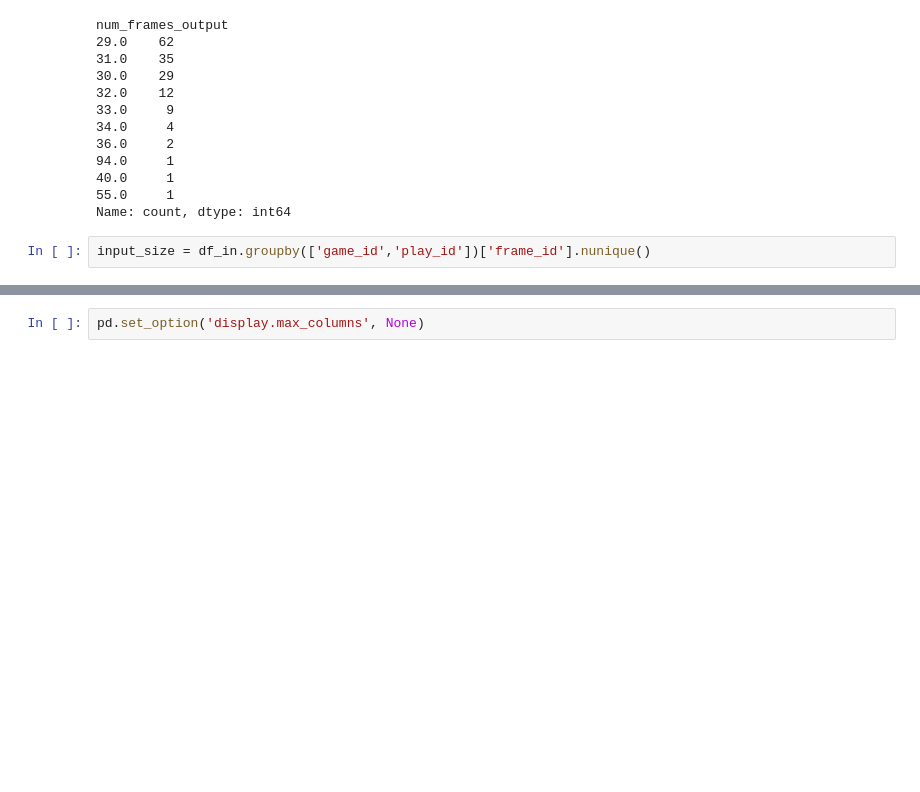
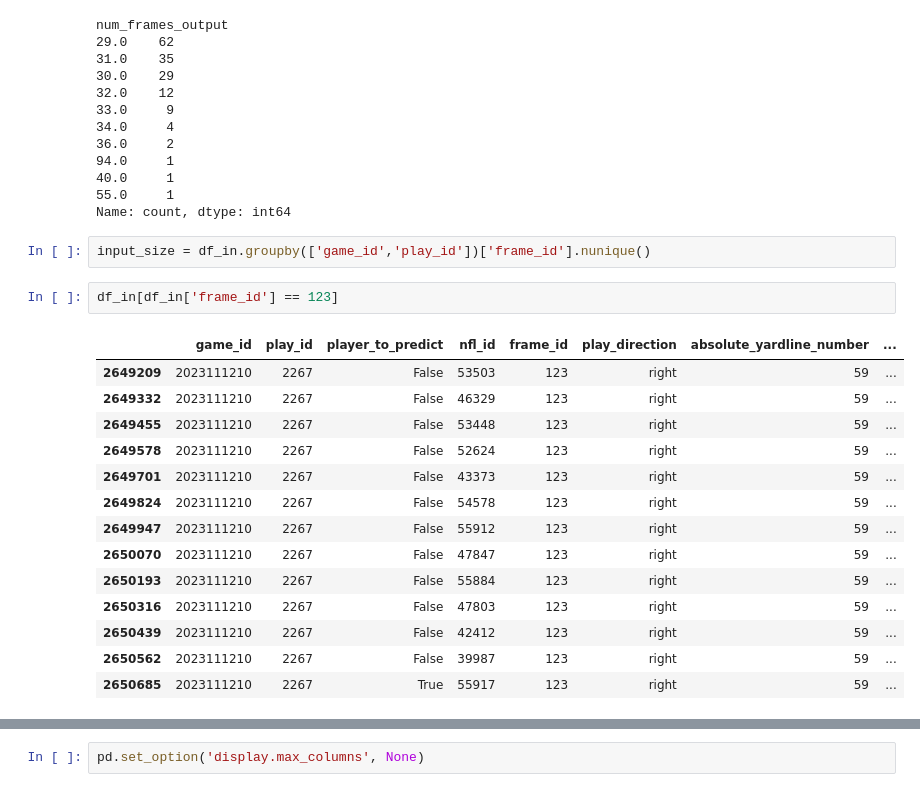
Before and after one commit to Erdos-Projects/fall-2025-nfl-databowl, a Jupyter notebook: data_analysis.ipynb, the cells around one changed output, grey strips where cells are left out. Saved outputs shown, nothing was run; the diff lists cells and outputs as text; blank space fills up the shorter version.

```diff
--- a/data_analysis.ipynb
+++ b/data_analysis.ipynb
@@ -59,6 +58,23 @@ num_frames_output
 Name: count, dtype: int64
 # %%
 input_size = df_in.groupby(['game_id','play_id'])['frame_id'].nunique()
+# %%
+df_in[df_in['frame_id'] == 123]
+# %% [output]
+|  | game_id | play_id | player_to_predict | nfl_id | frame_id | play_direction | absolute_yardline_number | ... |
+| 2649209 | 2023111210 | 2267 | False | 53503 | 123 | right | 59 | ... |
+| 2649332 | 2023111210 | 2267 | False | 46329 | 123 | right | 59 | ... |
+| 2649455 | 2023111210 | 2267 | False | 53448 | 123 | right | 59 | ... |
+| 2649578 | 2023111210 | 2267 | False | 52624 | 123 | right | 59 | ... |
+| 2649701 | 2023111210 | 2267 | False | 43373 | 123 | right | 59 | ... |
+| 2649824 | 2023111210 | 2267 | False | 54578 | 123 | right | 59 | ... |
+| 2649947 | 2023111210 | 2267 | False | 55912 | 123 | right | 59 | ... |
+| 2650070 | 2023111210 | 2267 | False | 47847 | 123 | right | 59 | ... |
+| 2650193 | 2023111210 | 2267 | False | 55884 | 123 | right | 59 | ... |
+| 2650316 | 2023111210 | 2267 | False | 47803 | 123 | right | 59 | ... |
+| 2650439 | 2023111210 | 2267 | False | 42412 | 123 | right | 59 | ... |
+| 2650562 | 2023111210 | 2267 | False | 39987 | 123 | right | 59 | ... |
+| 2650685 | 2023111210 | 2267 | True | 55917 | 123 | right | 59 | ... |
 # %%
 sns.set(style="whitegrid", context="talk")
 
```
Also changed, not shown: parts of 8 cells of this notebook, 1 other file.
